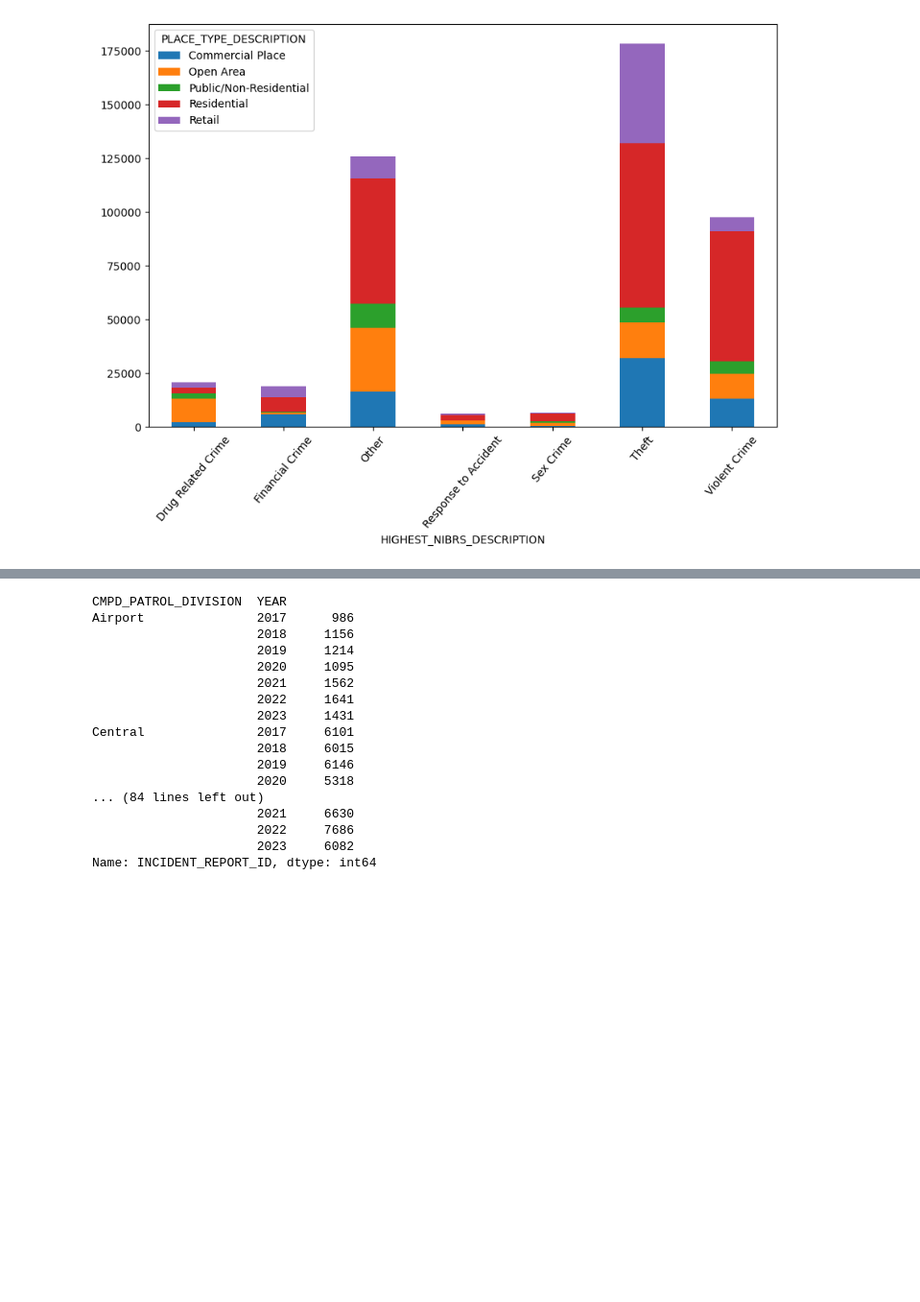
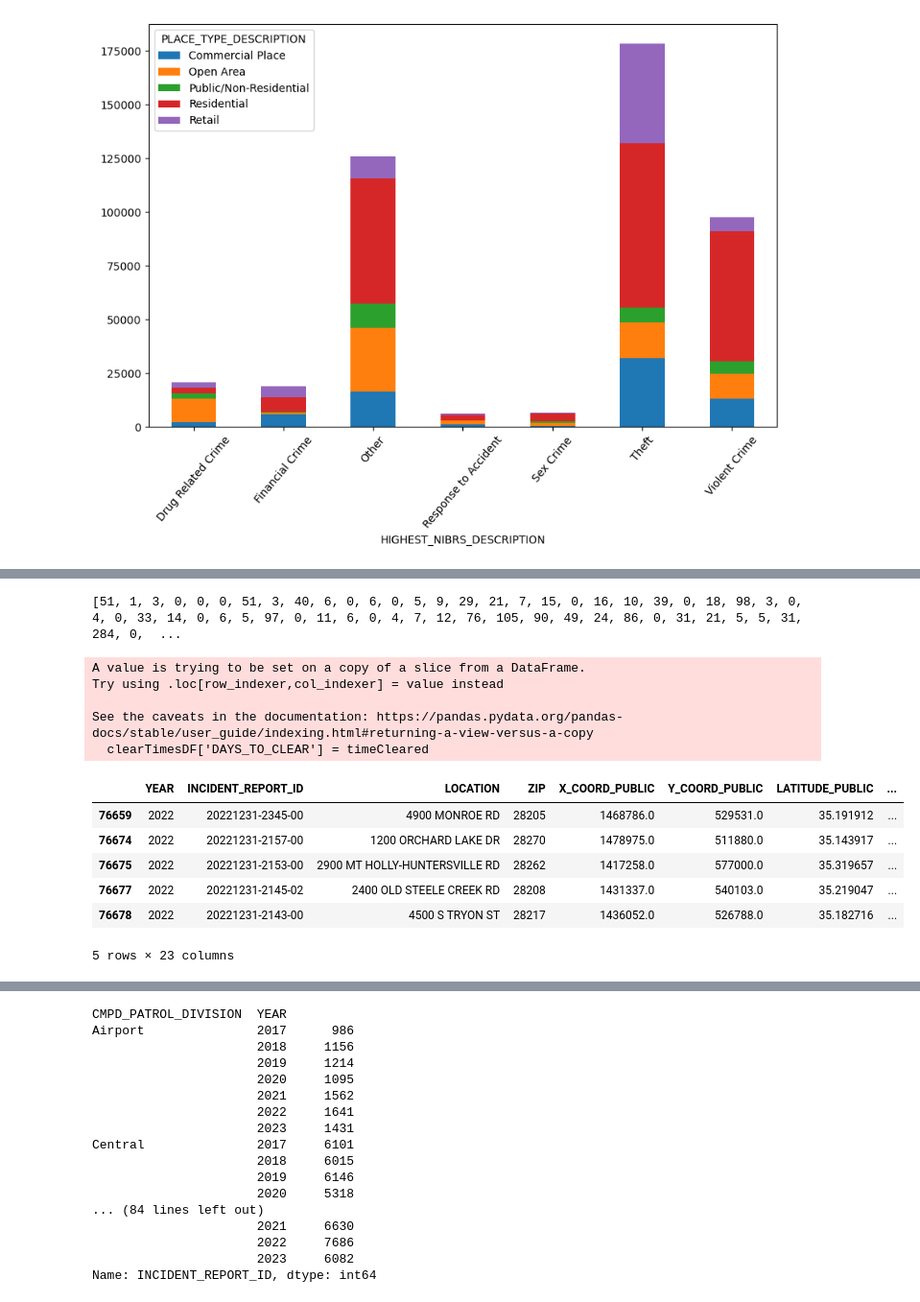
Before and after one commit to jdsouthern/bootcamp-project-1-EDA, a Jupyter notebook: Project 1/CMPD_Crime.ipynb, the cells around one changed output, grey strips where cells are left out. Shown at 96% size. Drawn from its saved outputs; the diff is of its cells as text; code cells hidden in the pictures; blank space fills up the shorter version.

```diff
--- a/Project 1/CMPD_Crime.ipynb
+++ b/Project 1/CMPD_Crime.ipynb
@@ -177,0 +230,45 @@ plt.savefig('placeType18_22.png')
+# %%
+from datetime import datetime
+
+def days_between(d1, d2):
+    d1 = datetime.strptime(d1[0:10], "%Y/%m/%d")
+    d2 = datetime.strptime(d2[0:10], "%Y/%m/%d")
+    return (d2 - d1).days
+
+start = clearTimesDF['DATE_INCIDENT_END'].tolist()
+clear = clearTimesDF['CLEARANCE_DATE'].tolist()
+
+#bad_str = " 00:00:00+00"
+#if bad_str in start:
+    #start.replace(bad_str, '')
+#for i in start:
+    #i.replace(bad_str, '')
+#print(start)
+#index = 0
+
+#while index < 100:
+    #days_between(start[index], clear[index])
+    #index += 1
+timeCleared = []
+for i in range(len(start)):
+    timeCleared.append(days_between(start[i], clear[i]))
+print(timeCleared)
+# %% [output]
+[51, 1, 3, 0, 0, 0, 51, 3, 40, 6, 0, 6, 0, 5, 9, 29, 21, 7, 15, 0, 16, 10, 39, 0, 18, 98, 3, 0, 4, 0, 33, 14, 0, 6, 5, 97, 0, 11, 6, 0, 4, 7, 12, 76, 105, 90, 49, 24, 86, 0, 31, 21, 5, 5, 31, 284, 0,  ...
+# %%
+#daysToClear = {DAYS_TO_CLEAR:timeCleared}
+clearTimesDF['DAYS_TO_CLEAR'] = timeCleared
+clearTimesDF.head()
+# %% [output]
+A value is trying to be set on a copy of a slice from a DataFrame.
+Try using .loc[row_indexer,col_indexer] = value instead
+
+See the caveats in the documentation: https://pandas.pydata.org/pandas-docs/stable/user_guide/indexing.html#returning-a-view-versus-a-copy
+  clearTimesDF['DAYS_TO_CLEAR'] = timeCleared
+|  | YEAR | INCIDENT_REPORT_ID | LOCATION | ZIP | X_COORD_PUBLIC | Y_COORD_PUBLIC | LATITUDE_PUBLIC | ... |
+| 76659 | 2022 | 20221231-2345-00 | 4900 MONROE RD | 28205 | 1468786.0 | 529531.0 | 35.191912 | ... |
+| 76674 | 2022 | 20221231-2157-00 | 1200 ORCHARD LAKE DR | 28270 | 1478975.0 | 511880.0 | 35.143917 | ... |
+| 76675 | 2022 | 20221231-2153-00 | 2900 MT HOLLY-HUNTERSVILLE RD | 28262 | 1417258.0 | 577000.0 | 35.319657 | ... |
+| 76677 | 2022 | 20221231-2145-02 | 2400 OLD STEELE CREEK RD | 28208 | 1431337.0 | 540103.0 | 35.219047 | ... |
+| 76678 | 2022 | 20221231-2143-00 | 4500 S TRYON ST | 28217 | 1436052.0 | 526788.0 | 35.182716 | ... |
+5 rows × 23 columns
```
Also changed, not shown: parts of 6 cells of this notebook, 2 other files.
